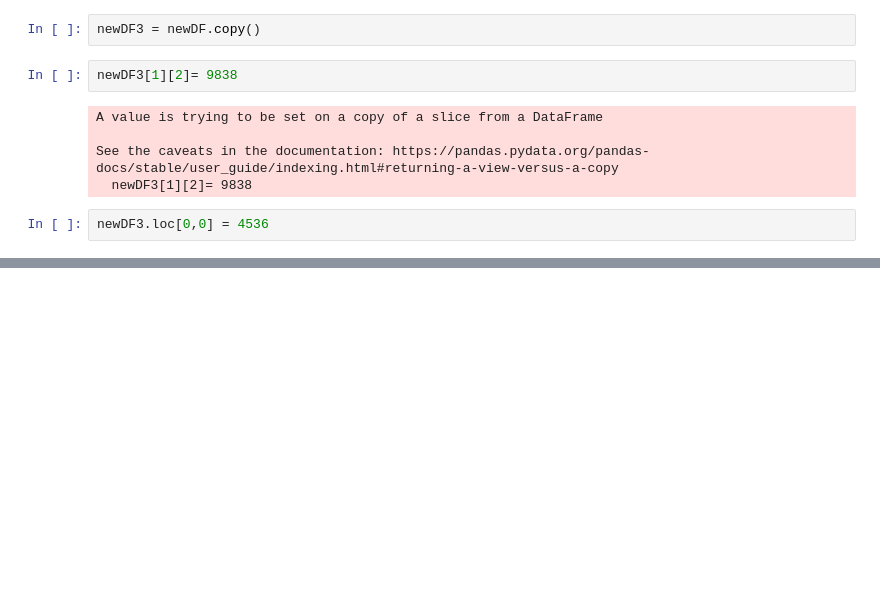
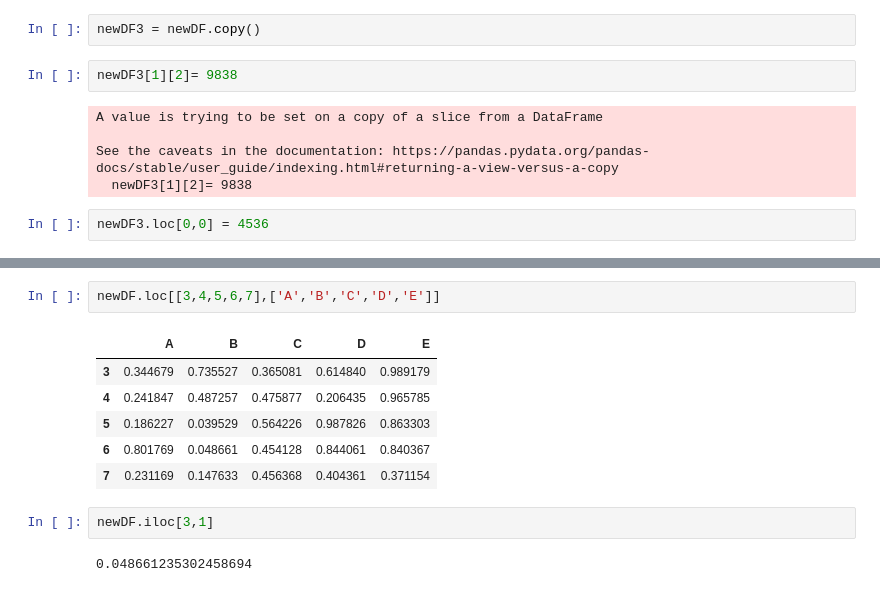
Before and after one commit to Hridayansh018/Pandas, a Jupyter notebook: Tutorial.ipynb, the cells around one changed output, grey strips where cells are left out. Drawn from its saved outputs; the diff is of its cells as text; blank space fills up the shorter version.

```diff
--- a/Tutorial.ipynb
+++ b/Tutorial.ipynb
@@ -330,0 +383,13 @@ newDF
+# %%
+newDF.loc[[3,4,5,6,7],['A','B','C','D','E']]
+# %% [output]
+|  | A | B | C | D | E |
+| 3 | 0.344679 | 0.735527 | 0.365081 | 0.614840 | 0.989179 |
+| 4 | 0.241847 | 0.487257 | 0.475877 | 0.206435 | 0.965785 |
+| 5 | 0.186227 | 0.039529 | 0.564226 | 0.987826 | 0.863303 |
+| 6 | 0.801769 | 0.048661 | 0.454128 | 0.844061 | 0.840367 |
+| 7 | 0.231169 | 0.147633 | 0.456368 | 0.404361 | 0.371154 |
+# %%
+newDF.iloc[3,1]
+# %% [output]
+0.048661235302458694
```
Also changed, not shown: parts of 19 cells of this notebook.
